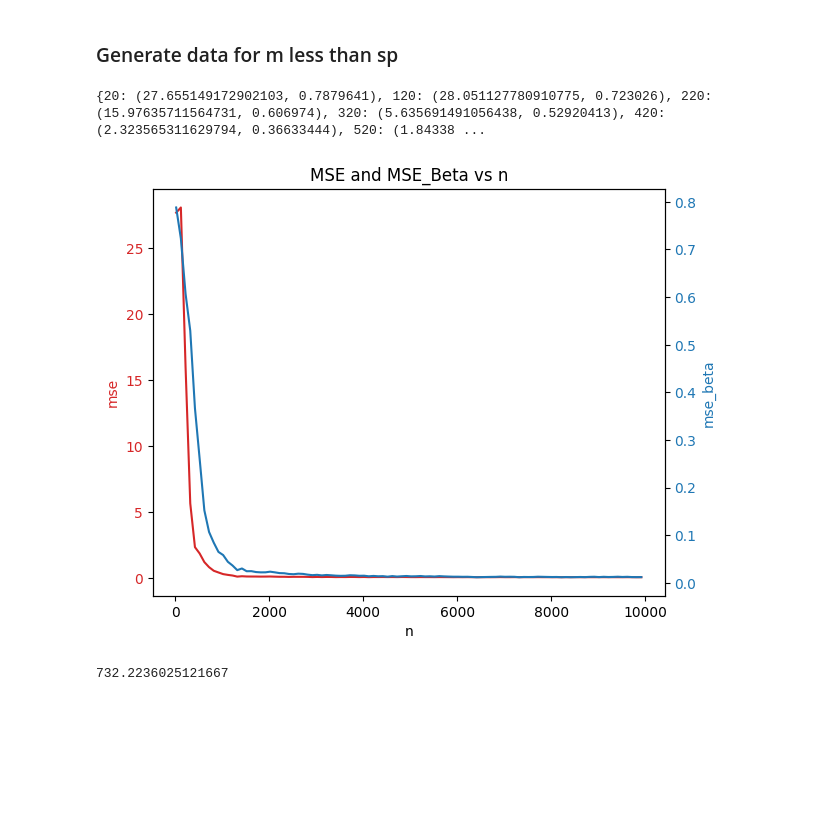
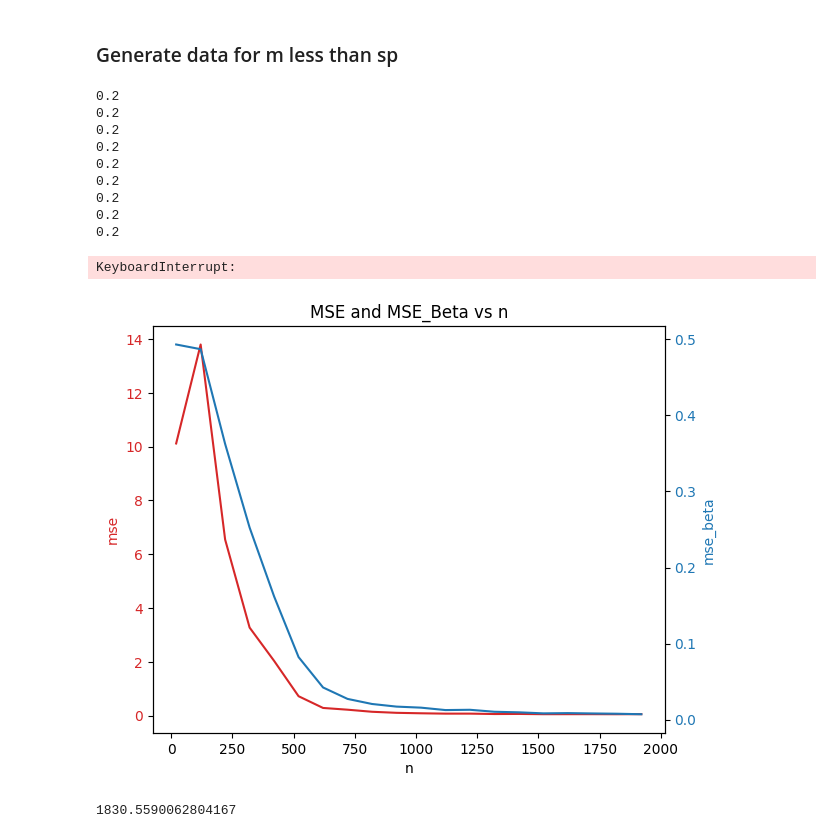
Before and after one commit to qc2321/causal-factorial, a Jupyter notebook: lasso.ipynb, the cells around one changed output. Drawn from its saved outputs; the diff is of its cells as text; code cells hidden in the pictures; blank space fills up the shorter version.

Commit message:
some generated charts

```diff
--- a/lasso.ipynb
+++ b/lasso.ipynb
@@ -441,6 +444,8 @@ def run_generation(n_max, k, sparsity):
             beta_seed=42,
         )
         t, y = fm.sample(seed=0)
+        print(np.count_nonzero(fm.beta)/len(fm.beta))
+
 
         pf = preprocessing.PolynomialFeatures(
         degree=degree, interaction_only=True, include_bias=True,
@@ -448,7 +453,7 @@ def run_generation(n_max, k, sparsity):
         T = pf.fit_transform(t)
         T_train, T_test, y_train, y_test = train_test_split(T, y, test_size=0.2, random_state=42)
         alpha_cv = [0.001, 0.01, 0.1, 0.5]
-        model = LassoCV(alphas=alpha_cv, cv=5, random_state=42)
+        model = LassoCV(alphas=alpha_cv, cv=5, random_state=42, max_iter=10000)
         model.fit(T_train, y_train)
         # print(f'alpha={model.alpha_}\nbetas={model.coef_}')
 
@@ -492,14 +497,30 @@ def draw_charts(mse_dict):
 def calc_tipping_point(sparsity, length):
     return np.log(length) * sparsity * length
 # %%
-n_max = 10000
+n_max = 2000
 k = 15
 sparsity = 0.2
 mse_dict, length = run_generation(n_max, k, sparsity)
-print(mse_dict)
 draw_charts(mse_dict)
 print(calc_tipping_point(sparsity, length))
 # %% [output]
-{20: (27.655149172902103, 0.7879641), 120: (28.051127780910775, 0.723026), 220: (15.97635711564731, 0.606974), 320: (5.635691491056438, 0.52920413), 420: (2.323565311629794, 0.36633444), 520: (1.84338 ...
+0.2
+0.2
+0.2
+0.2
+0.2
+0.2
+0.2
+0.2
+0.2
-[figure, removed]
-732.2236025121667
+KeyboardInterrupt:
+# %%
+n_max = 2000
+k = 15
+sparsity = 0.5
+mse_dict, length = run_generation(n_max, k, sparsity)
+draw_charts(mse_dict)
+print(calc_tipping_point(sparsity, length))
+# %% [output]
+[figure, added]
+1830.5590062804167
```
Also changed, not shown: parts of 1 cell of this notebook.
